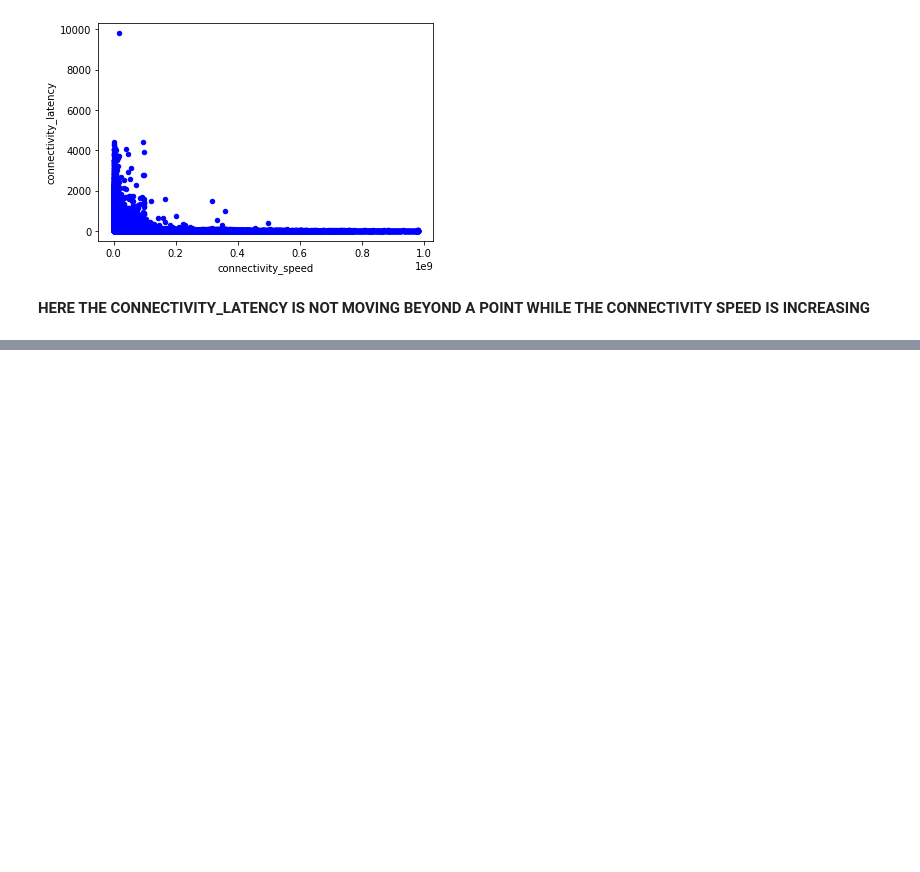
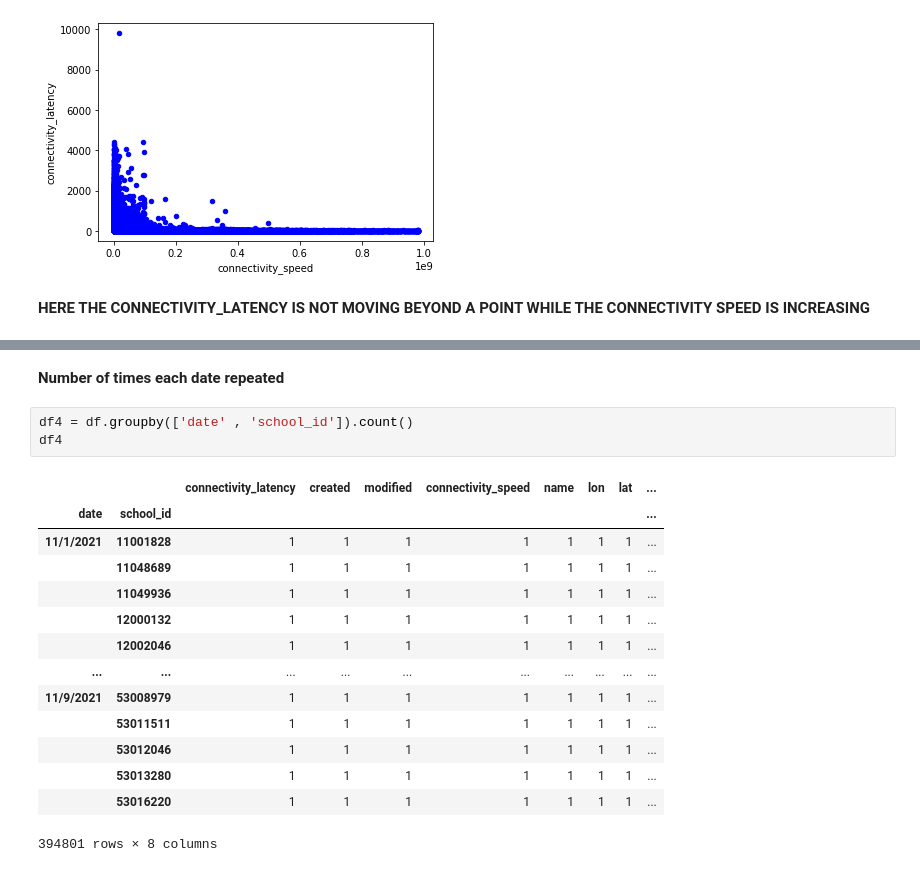
Before and after one commit to HarshaGowtham/UNICEF_RESEARCH_DEEPLEARNING, a Jupyter notebook: E&S_Analysis_UNICEF.ipynb, the cells around one changed output, grey strips where cells are left out. Cells and saved outputs as stored; diff of their text form; blank space fills up the shorter version.

```diff
--- a/E&S_Analysis_UNICEF.ipynb
+++ b/E&S_Analysis_UNICEF.ipynb
@@ -150,0 +297,20 @@ df1.head()
+# %% [markdown]
+**Number of times each date repeated**
+# %%
+df4 = df.groupby(['date' , 'school_id']).count()
+df4
+# %% [output]
+|  |  | connectivity_latency | created | modified | connectivity_speed | name | lon | lat | ... |
+| date | school_id |  |  |  |  |  |  |  | ... |
+| 11/1/2021 | 11001828 | 1 | 1 | 1 | 1 | 1 | 1 | 1 | ... |
+|  | 11048689 | 1 | 1 | 1 | 1 | 1 | 1 | 1 | ... |
+|  | 11049936 | 1 | 1 | 1 | 1 | 1 | 1 | 1 | ... |
+|  | 12000132 | 1 | 1 | 1 | 1 | 1 | 1 | 1 | ... |
+|  | 12002046 | 1 | 1 | 1 | 1 | 1 | 1 | 1 | ... |
+| ... | ... | ... | ... | ... | ... | ... | ... | ... | ... |
+| 11/9/2021 | 53008979 | 1 | 1 | 1 | 1 | 1 | 1 | 1 | ... |
+|  | 53011511 | 1 | 1 | 1 | 1 | 1 | 1 | 1 | ... |
+|  | 53012046 | 1 | 1 | 1 | 1 | 1 | 1 | 1 | ... |
+|  | 53013280 | 1 | 1 | 1 | 1 | 1 | 1 | 1 | ... |
+|  | 53016220 | 1 | 1 | 1 | 1 | 1 | 1 | 1 | ... |
+394801 rows × 8 columns
```
Also changed, not shown: parts of 31 cells of this notebook.
